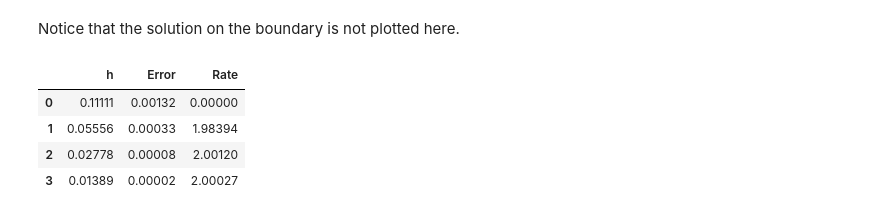
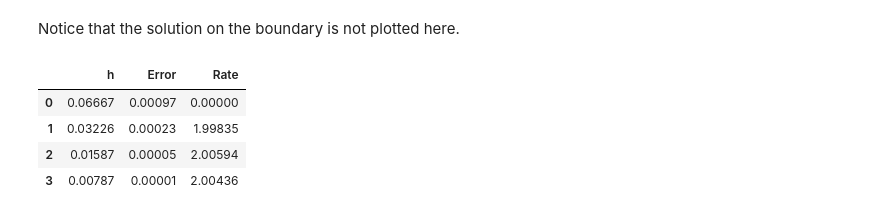
Before and after one commit to markus0800/num.diff-project-1, a Jupyter notebook: project1_version2.ipynb, the cells around one changed output. Cells and saved outputs as stored; diff of their text form; code cells hidden in the pictures.

```diff
--- a/project1_version2.ipynb
+++ b/project1_version2.ipynb
@@ -234,23 +246,0 @@ np.max(np.abs(U - u_sol_2(coord[:,0], coord[:,1])))
-# %%
-M = 50
-N = 50
-a = 1
-ex1 = BVP(f_3,u_sol_3,a,M,N)
-# Solution of the problem
-U, A, coord = solve_bvp(ex1)
-# Plot of the solution
-plt.figure()
-ax = plt.axes(projection='3d')
-ax.plot_trisurf(coord[:,0], coord[:,1], U, cmap='viridis', edgecolor='none');
-plt.show()
-
-plt.figure()
-ax = plt.axes(projection='3d')
-ax.plot_trisurf(coord[:,0], coord[:,1], u_sol_3(coord[:,0], coord[:,1]),cmap='viridis', edgecolor='none')
-plt.show()
-
-plt.figure()
-ax = plt.axes(projection='3d')
-ax.plot_trisurf(coord[:,0], coord[:,1], U - u_sol_3(coord[:,0], coord[:,1]),cmap='viridis', edgecolor='none')
-plt.show()
-np.max(np.abs(U - u_sol_3(coord[:,0], coord[:,1])))
@@ -274,28 +259,28 @@ def convergence(bvp, u_exact, solver=solve_bvp):
         U, A, coord = solver(bvp1)
         Emax[p] = np.max(np.abs(u_exact(coord[:,0],coord[:,1])- U))
         Hconv[p] = coord[1,0]-coord[0,0]
-        M = 2*M-1
-        N = 2*N-1
+        M = 2*M
+        N = 2*N
     orderMax = np.polyfit(np.log(Hconv),np.log(Emax),1)[0]
     return Hconv, Emax, orderMax
 # %%
 # Plot of the convergence plot
-M = 10
-N = 10
+M = 16
+N = 8
 a = 1
 ex1 = BVP(f_1, u_sol_1, a, M, N)
 H, EM, pM = convergence(ex1, u_sol_1, solve_bvp)
 Rate=np.zeros(np.size(EM))
 Rate[1:]=np.log10(EM[1:]/EM[:-1])/np.log10(H[1:]/H[:-1])
 pd.options.display.float_format = '{:.5f}'.format
 df = pd.DataFrame(data={'h': H, 'Error': EM ,'Rate':Rate})
 df
 # %% [output]
 |  | h | Error | Rate |
-| 0 | 0.11111 | 0.00132 | 0.00000 |
-| 1 | 0.05556 | 0.00033 | 1.98394 |
-| 2 | 0.02778 | 0.00008 | 2.00120 |
-| 3 | 0.01389 | 0.00002 | 2.00027 |
+| 0 | 0.06667 | 0.00097 | 0.00000 |
+| 1 | 0.03226 | 0.00023 | 1.99835 |
+| 2 | 0.01587 | 0.00005 | 2.00594 |
+| 3 | 0.00787 | 0.00001 | 2.00436 |
 # %%
 plt.figure()
 plt.loglog(H,EM,'o-', label='p={:.4f} in max norm'.format(pM))
```
Also changed, not shown: parts of 19 cells of this notebook.
